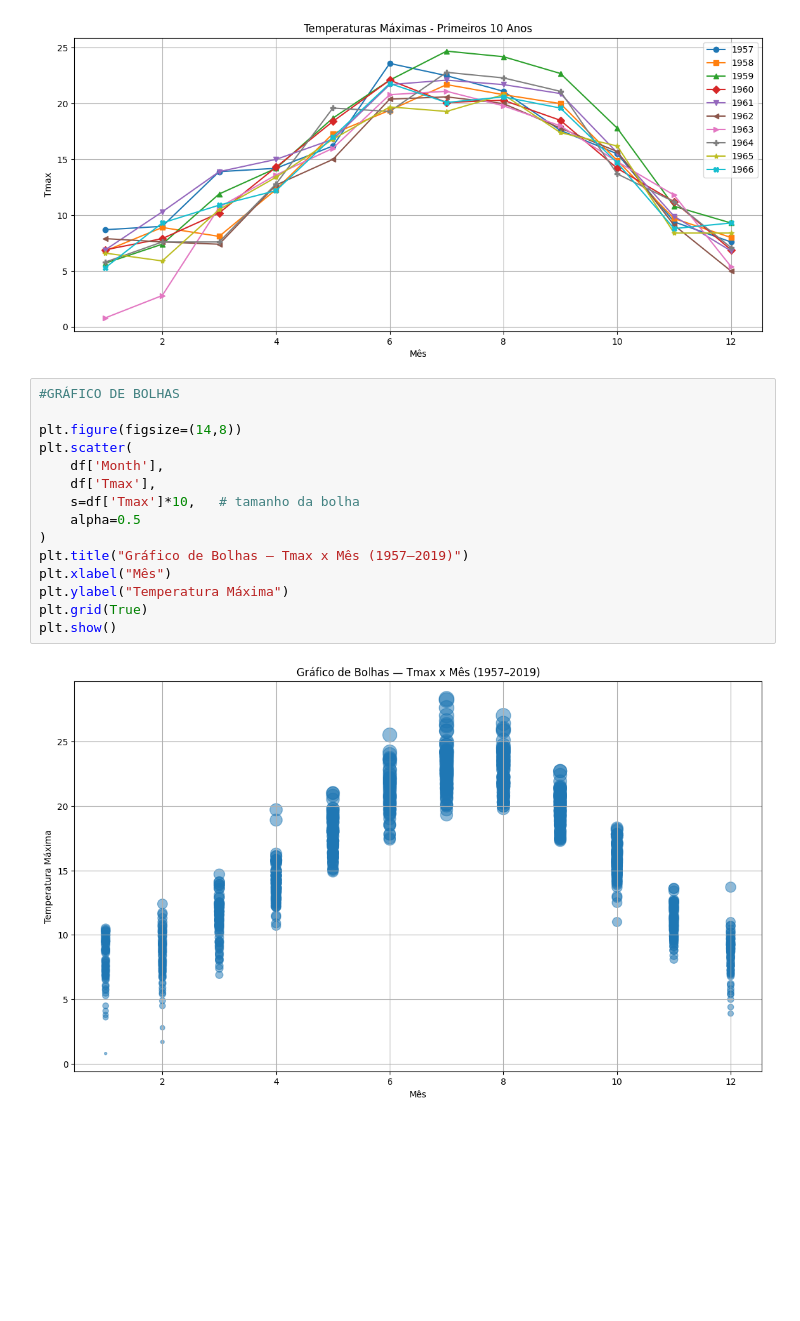
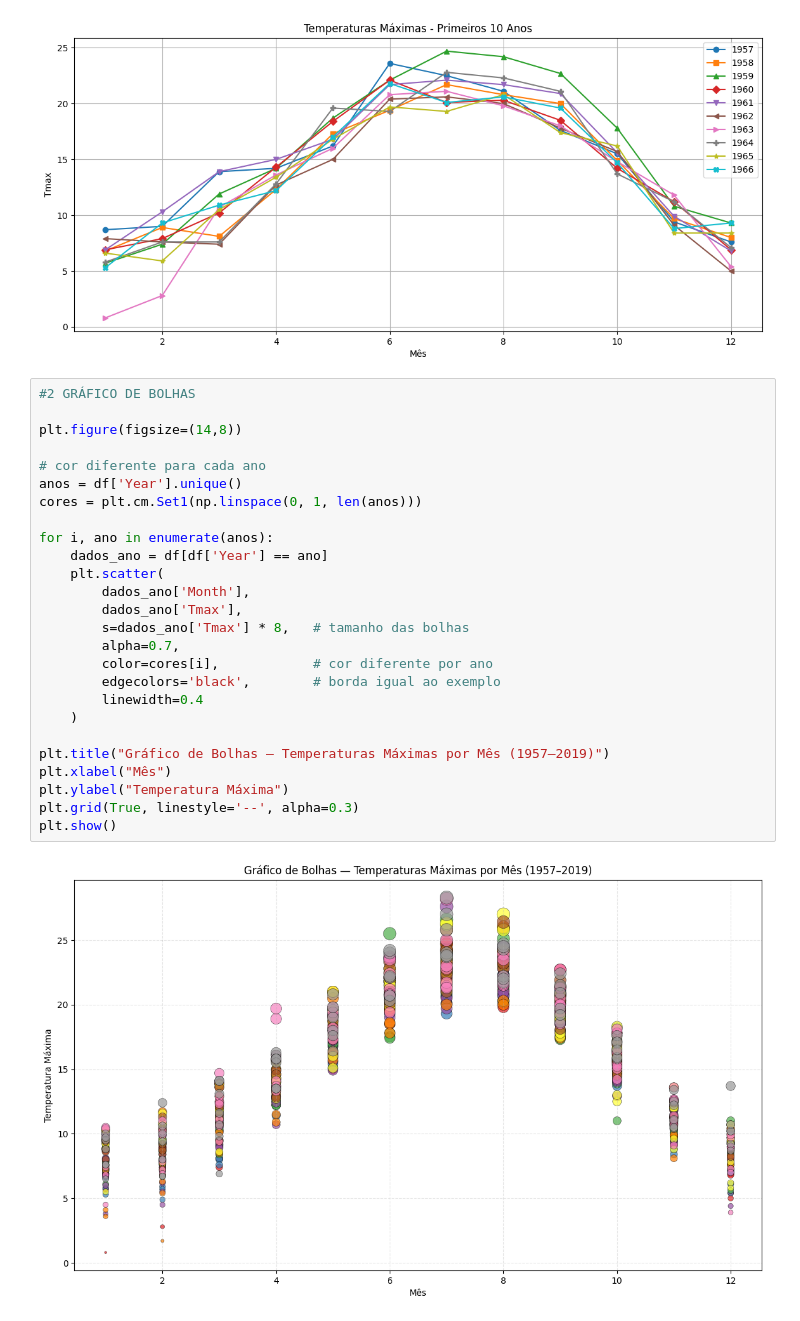
Before and after one commit to JeanHenriqueSz/ADBD-ATIVIDADE-03, a Jupyter notebook: ADBD_ATIVIDADE_03.ipynb, the cells around one changed output. Saved outputs shown, nothing was run; the diff lists cells and outputs as text; blank space fills up the shorter version.

```diff
--- a/ADBD_ATIVIDADE_03.ipynb
+++ b/ADBD_ATIVIDADE_03.ipynb
@@ -131,19 +131,30 @@ plt.show()
 # %% [output]
 [figure]
 # %%
-#GRÁFICO DE BOLHAS
+#2 GRÁFICO DE BOLHAS
 
 plt.figure(figsize=(14,8))
-plt.scatter(
-    df['Month'],
-    df['Tmax'],
-    s=df['Tmax']*10,   # tamanho da bolha
-    alpha=0.5
-)
-plt.title("Gráfico de Bolhas — Tmax x Mês (1957–2019)")
+
+# cor diferente para cada ano
+anos = df['Year'].unique()
+cores = plt.cm.Set1(np.linspace(0, 1, len(anos)))
+
+for i, ano in enumerate(anos):
+    dados_ano = df[df['Year'] == ano]
+    plt.scatter(
+        dados_ano['Month'],
+        dados_ano['Tmax'],
+        s=dados_ano['Tmax'] * 8,   # tamanho das bolhas
+        alpha=0.7,
+        color=cores[i],            # cor diferente por ano
+        edgecolors='black',        # borda igual ao exemplo
+        linewidth=0.4
+    )
+
+plt.title("Gráfico de Bolhas — Temperaturas Máximas por Mês (1957–2019)")
 plt.xlabel("Mês")
 plt.ylabel("Temperatura Máxima")
-plt.grid(True)
+plt.grid(True, linestyle='--', alpha=0.3)
 plt.show()
 # %% [output]
-[figure, old version]
+[figure, new version]
```
